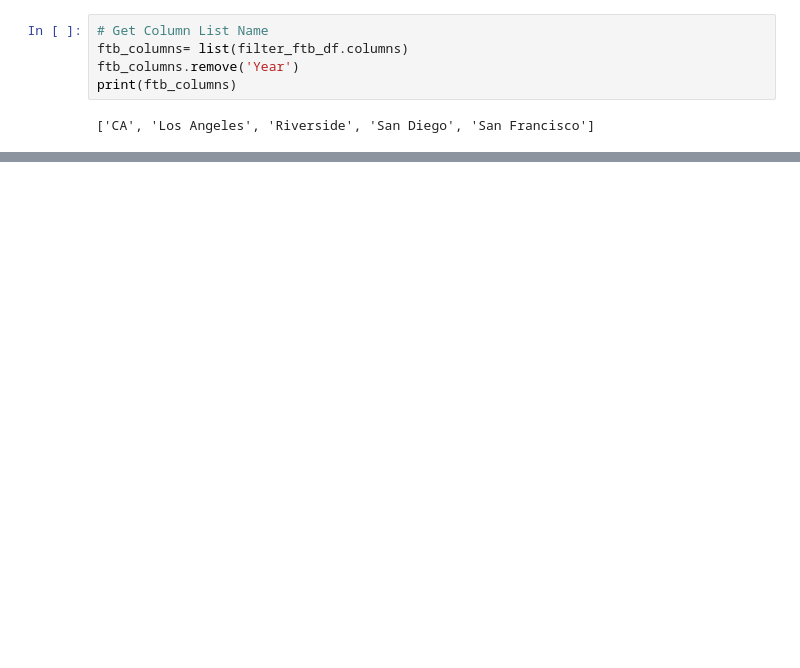
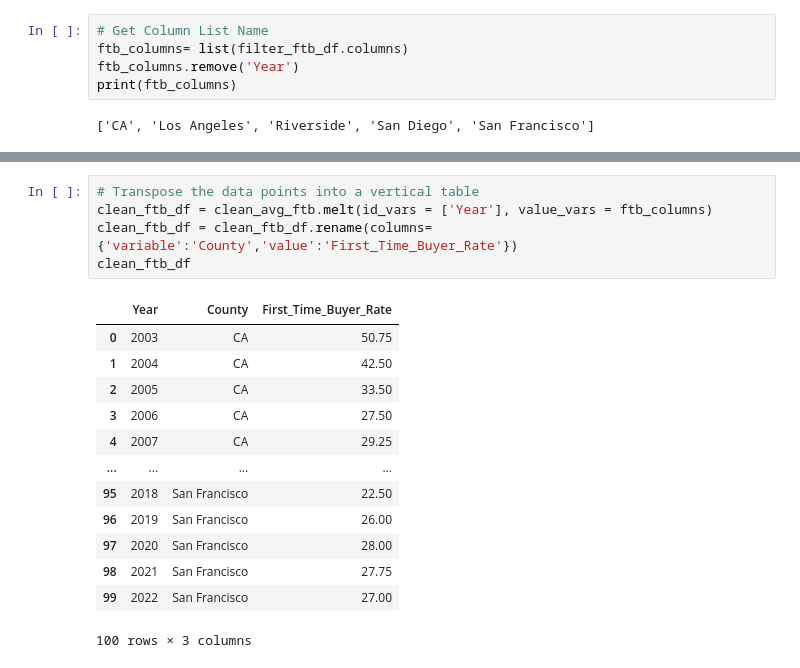
Before and after one commit to dpTuttle/final_project, a Jupyter notebook: CSV_Files.ipynb, the cells around one changed output, grey strips where cells are left out. Drawn from its saved outputs; the diff is of its cells as text; blank space fills up the shorter version.

```diff
--- a/CSV_Files.ipynb
+++ b/CSV_Files.ipynb
@@ -570,0 +613,19 @@ TypeError: int() argument must be a string, a bytes-like object or a number, not
+# %%
+# Transpose the data points into a vertical table
+clean_ftb_df = clean_avg_ftb.melt(id_vars = ['Year'], value_vars = ftb_columns)
+clean_ftb_df = clean_ftb_df.rename(columns={'variable':'County','value':'First_Time_Buyer_Rate'})
+clean_ftb_df
+# %% [output]
+|  | Year | County | First_Time_Buyer_Rate |
+| 0 | 2003 | CA | 50.75 |
+| 1 | 2004 | CA | 42.50 |
+| 2 | 2005 | CA | 33.50 |
+| 3 | 2006 | CA | 27.50 |
+| 4 | 2007 | CA | 29.25 |
+| ... | ... | ... | ... |
+| 95 | 2018 | San Francisco | 22.50 |
+| 96 | 2019 | San Francisco | 26.00 |
+| 97 | 2020 | San Francisco | 28.00 |
+| 98 | 2021 | San Francisco | 27.75 |
+| 99 | 2022 | San Francisco | 27.00 |
+100 rows × 3 columns
```
Also changed, not shown: parts of 11 cells of this notebook, 1 other file.
